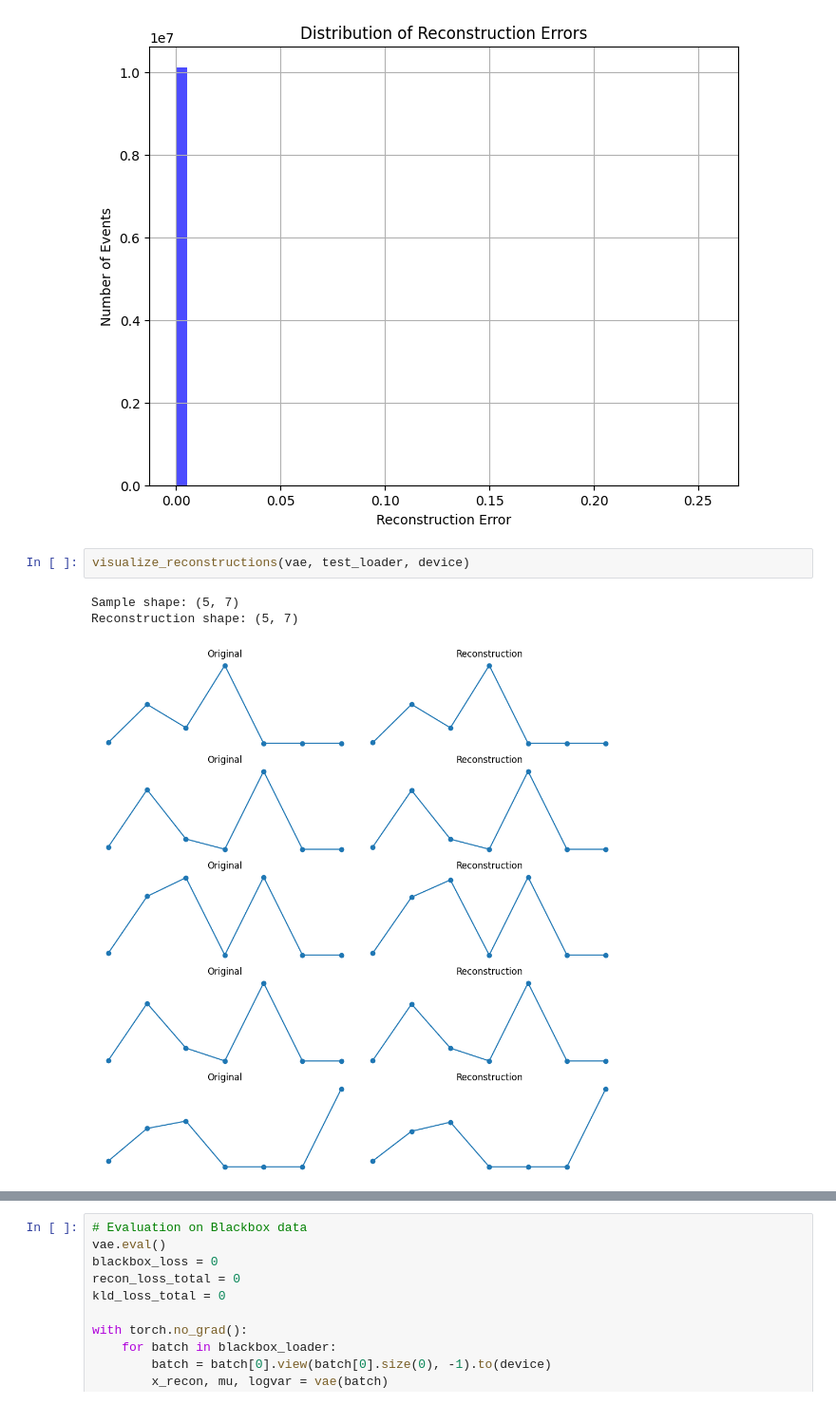
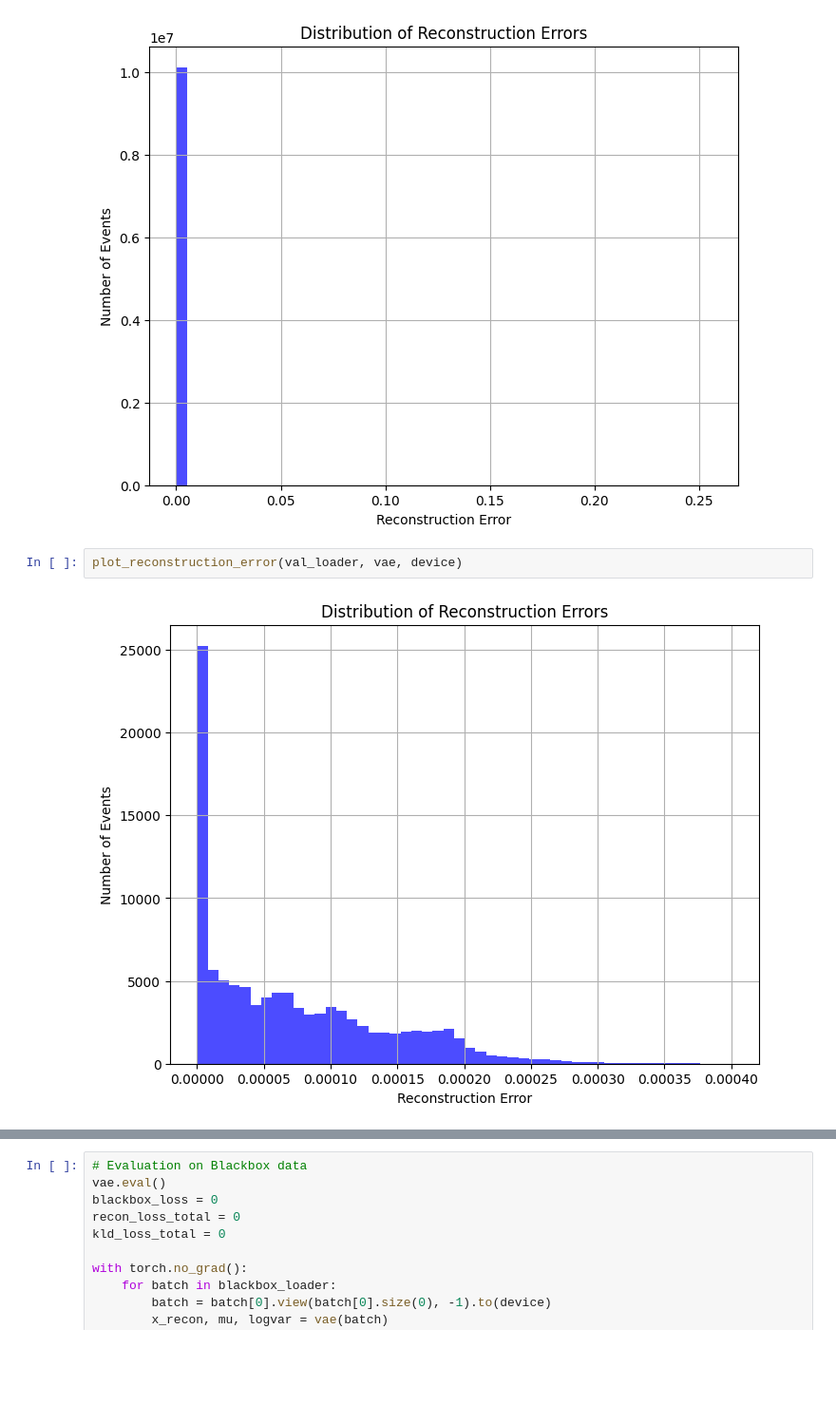
Before and after one commit to herormo/anomaly-detection-HEP, a Jupyter notebook: main.ipynb, the cells around one changed output, grey strips where cells are left out. Shown at 95% size. Cells and saved outputs as stored; diff of their text form; blank space fills up the shorter version.

Commit message:
Plot reconstruction error of the val and blackbox datasets

```diff
--- a/main.ipynb
+++ b/main.ipynb
@@ -716,8 +716,6 @@ plot_reconstruction_error(test_loader, vae, device)
 # %% [output]
 [figure]
 # %%
-visualize_reconstructions(vae, test_loader, device)
+plot_reconstruction_error(val_loader, vae, device)
 # %% [output]
-Sample shape: (5, 7)
-Reconstruction shape: (5, 7)
-[figure, old version]
+[figure, new version]
```
Also changed, not shown: parts of 1 cell of this notebook.
